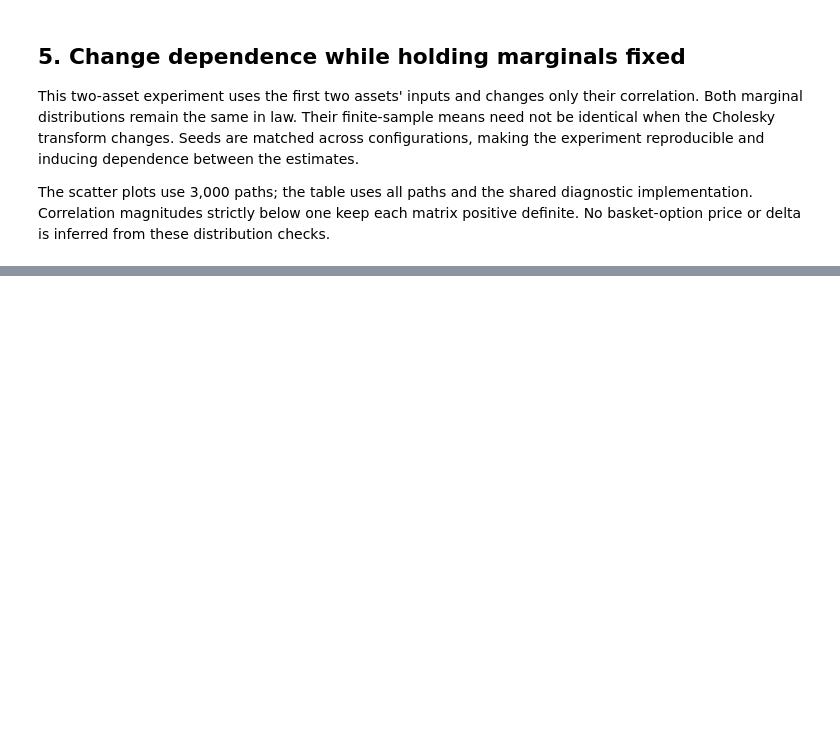
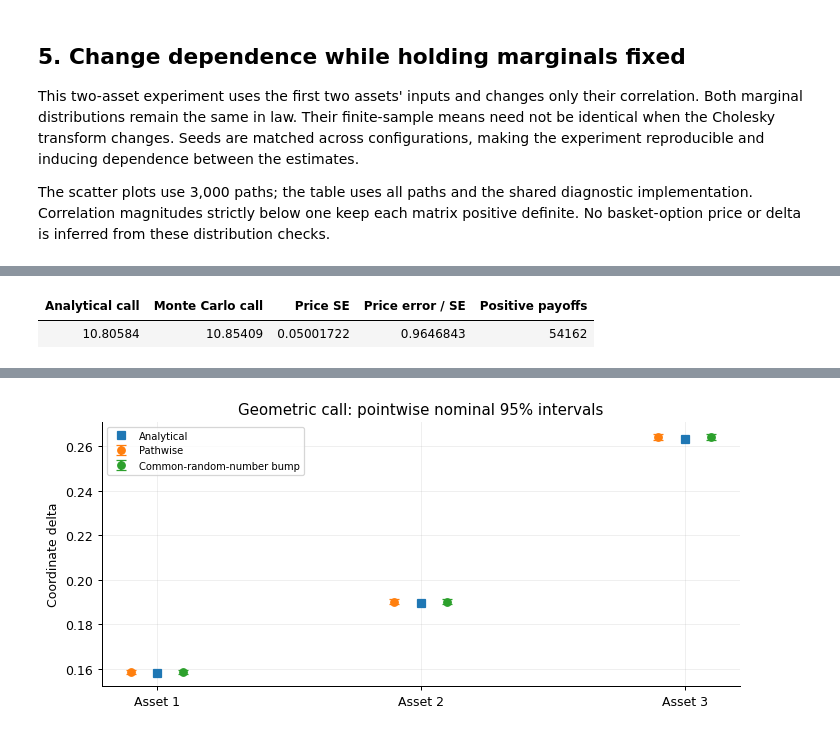
Before and after one commit to KVInator/deep-bsde-pricing, a Jupyter notebook: notebooks/02_basket_references.ipynb, the cells around one changed output, grey strips where cells are left out. Drawn from its saved outputs; the diff is of its cells as text; code cells hidden in the pictures; blank space fills up the shorter version.

```diff
--- a/notebooks/02_basket_references.ipynb
+++ b/notebooks/02_basket_references.ipynb
@@ -225,0 +245,12 @@ table(["Input rho", "Observed log rho", "Expected cross-covariance", "Observed c
+# %%
+geometric_contract = replace(case.contract, basket="geometric", maturity=horizon)
+geometric_reference = GeometricBasketReference(model, geometric_contract)
+geometric_pricer = MonteCarloPricer(model, geometric_contract)
+geometric_base = geometric_reference.evaluate(initial_spots)
+table(["Quantity", "Value"], [("Geometric spot", geometric_base.geometric_spot),
+      ("Effective volatility", geometric_base.effective_volatility),
+      ("Basket drift", geometric_base.basket_drift),
+      ("Effective carry q_G", geometric_base.effective_dividend_yield),
+      ("Call price", geometric_base.call_price), ("Put price", geometric_base.put_price)])
+table(["Asset", "Weight", "Call coordinate delta", "Put coordinate delta"],
+      list(zip(labels, geometric_contract.weights, geometric_base.call_deltas, geometric_base.put_deltas)))
@@ -225,0 +275,28 @@ table(["Input rho", "Observed log rho", "Expected cross-covariance", "Observed c
+# %%
+geometric_mc = geometric_pricer.estimate(initial_spots, n_paths=n_paths,
+                                          rng=np.random.default_rng(seed))
+geometric_risks = [geometric_pricer.estimate_coordinate_delta(initial_spots, coordinate=j,
+                  n_paths=n_paths, rng=np.random.default_rng(seed)) for j in range(model.dimension)]
+table(["Analytical call", "Monte Carlo call", "Price SE", "Price error / SE", "Positive payoffs"],
+      [(geometric_base.call_price, geometric_mc.price_estimate, geometric_mc.standard_error,
+        (geometric_mc.price_estimate-geometric_base.call_price)/geometric_mc.standard_error,
+        geometric_mc.positive_payoff_count)])
+table(["Asset", "Analytical delta", "Pathwise delta", "Pathwise SE", "Central bump", "Bump SE", "Paired gap", "Paired SE", "Crossings"],
+      [(labels[j], geometric_base.call_deltas[j], r.pathwise.estimate, r.pathwise.standard_error,
+        r.central_bump.estimate, r.central_bump.standard_error, r.paired_difference.estimate,
+        r.paired_difference.standard_error, r.bump_crossing_count) for j,r in enumerate(geometric_risks)])
+fig, ax = plt.subplots(figsize=(8,3.7))
+x = np.arange(model.dimension)
+ax.plot(x, geometric_base.call_deltas, "s", label="Analytical")
+for offset, field, label in ((-0.1, "pathwise", "Pathwise"), (0.1, "central_bump", "Common-random-number bump")):
+    values = [getattr(r,field) for r in geometric_risks]
+    ax.errorbar(x+offset, [v.estimate for v in values],
+                yerr=[1.95996398454*v.standard_error for v in values],fmt="o",capsize=4,label=label)
+ax.set_xticks(x,labels)
+ax.set(ylabel="Coordinate delta",title="Geometric call: pointwise nominal 95% intervals")
+ax.legend(fontsize=8)
+fig.tight_layout()
+plt.show()
+# %% [output]
+| Analytical call | Monte Carlo call | Price SE | Price error / SE | Positive payoffs |
+| 10.80584 | 10.85409 | 0.05001722 | 0.9646843 | 54162 |
@@ -225,0 +307 @@ table(["Input rho", "Observed log rho", "Expected cross-covariance", "Observed c
+[figure, added]
```
Also changed, not shown: parts of 14 cells of this notebook, 7 other files.
